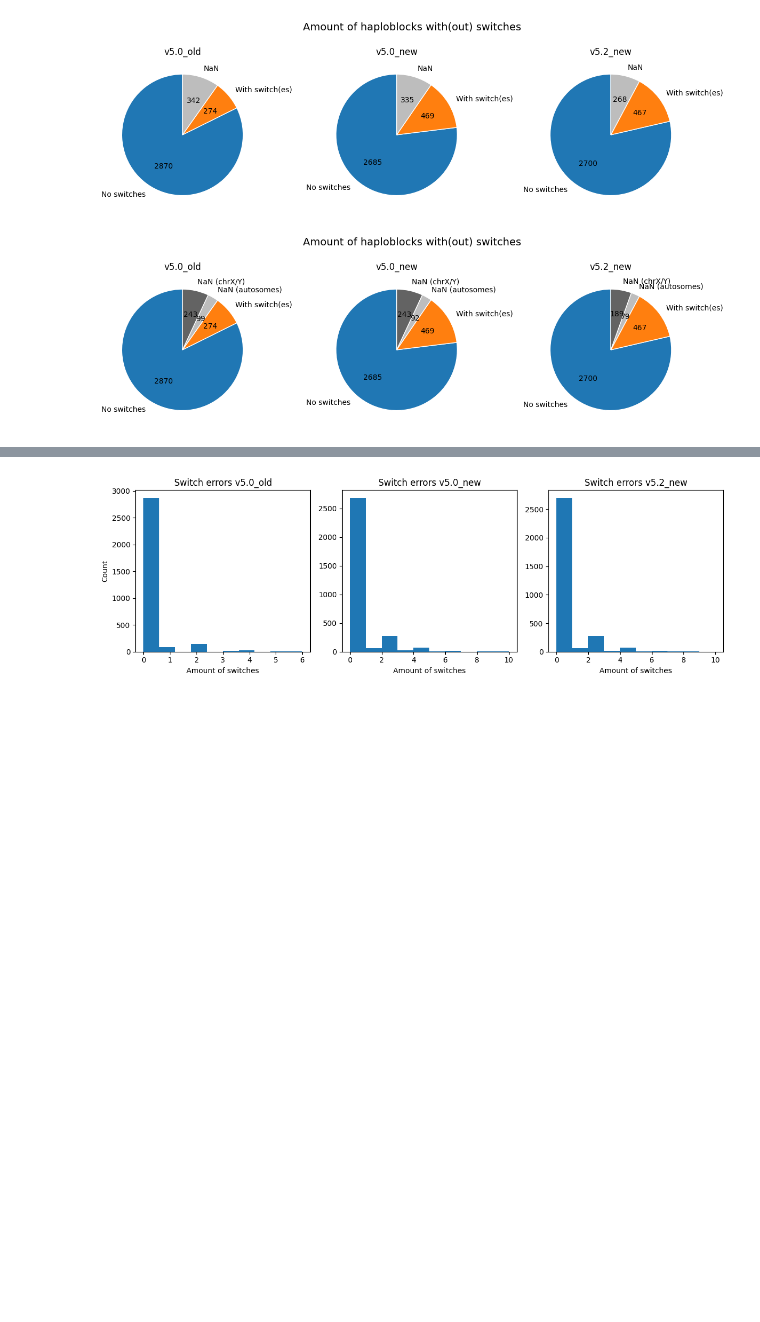
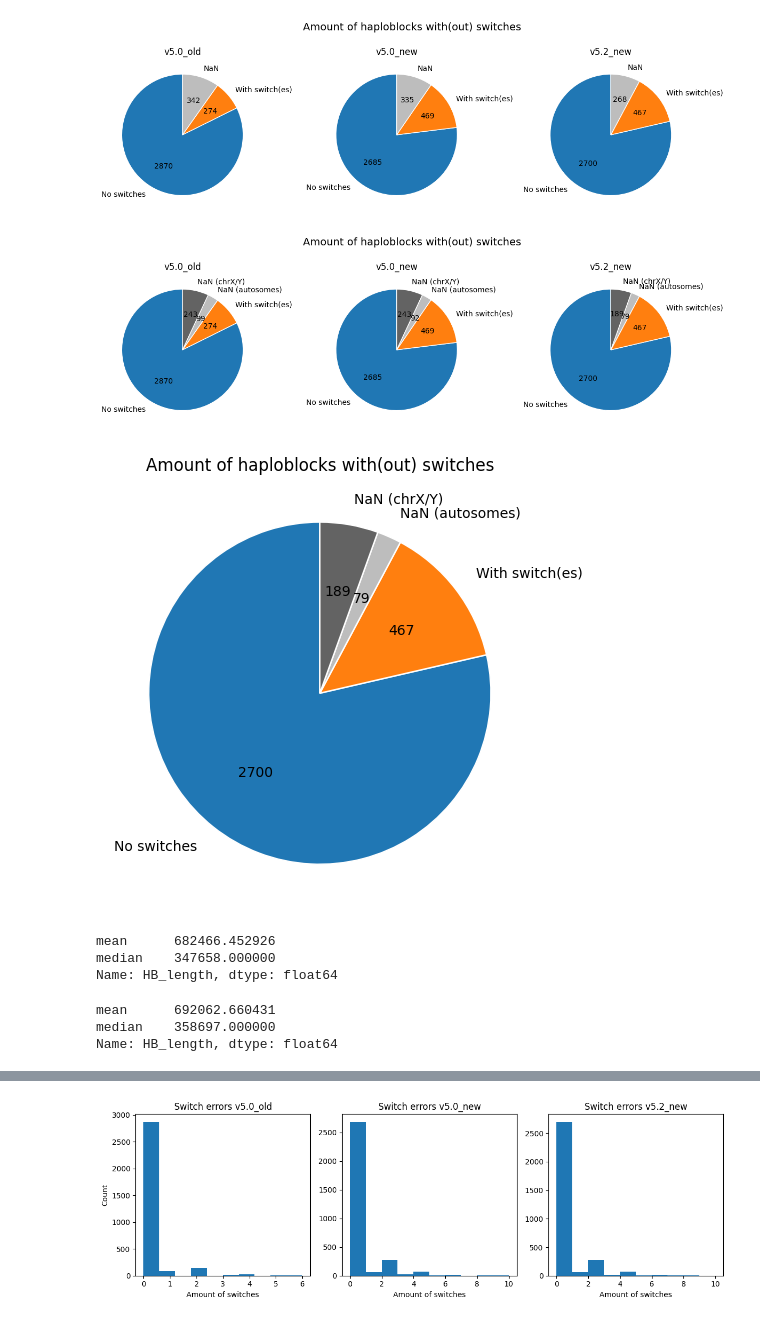
Before and after one commit to Gwenvdsluis/Non-targeted_NIPD_for_monogenic_disease_using_long-read_seq, a Jupyter notebook: VISUALISE_OMIM.ipynb, the cells around one changed output, grey strips where cells are left out. Saved outputs shown, nothing was run; the diff lists cells and outputs as text; code cells hidden in the pictures; blank space fills up the shorter version.

Commit message:
until making sub haploblock with HB compare and haplotagging

```diff
--- a/VISUALISE_OMIM.ipynb
+++ b/VISUALISE_OMIM.ipynb
@@ -239,7 +253,85 @@ plt.tight_layout()
 plt.show()
 # %% [output]
 [figure]
+# %%
+def autopct_counts(values):
+    def inner_autopct(pct):
+        total = sum(values)
+        count = int(round(pct * total / 100.0))
+        return f"{count}"
+    return inner_autopct
+
+
+def piecharts(ti, dataf):
+    COLOR_MAP = {
+        "No switches": "#2077b4",
+        "With switch(es)": "#ff7f0f",
+        "NaN (autosomes)": "#bdbdbd",
+        "NaN (chrX/Y)": "#636363"
+    }
+
+    CATEGORY_ORDER = [
+        "No switches",
+        "With switch(es)",
+        "NaN (autosomes)",
+        "NaN (chrX/Y)"
+    ]
+
+    pieplot = pd.DataFrame(index=dataf.index)
+
+    is_nan = dataf["all_switches"].isna()
+    is_xy = dataf["chromosome"].str.contains("chr[XY]$", na=False)
+
+    pieplot["switch_status"] = np.select(
+        [
+            is_nan & is_xy,
+            is_nan & ~is_xy,
+            dataf["all_switches"] > 0
+        ],
+        [
+            "NaN (chrX/Y)",
+            "NaN (autosomes)",
+            "With switch(es)"
+        ],
+        default="No switches"
+    )
+
+    counts = pieplot["switch_status"].value_counts().reindex(CATEGORY_ORDER, fill_value=0)
+
+    plt.pie(
+        counts.values,
+        labels=counts.index,
+        colors=[COLOR_MAP[label] for label in counts.index],
+        autopct=autopct_counts(counts.values),
+        startangle=90,
+        labeldistance=1.15,
+        pctdistance=0.6,
+        wedgeprops={'linewidth': 1, 'edgecolor': 'white'}
+    )
+
+    plt.title(ti)
+
+
+df3 = v5_2_new
+
+piecharts("Amount of haploblocks with(out) switches", df3)
+plt.tight_layout()
+plt.show()
+# %% [output]
+[figure, added]
 # %%
 v5_0_old = v5_0_old[v5_0_old["all_switches"].notna()]
 v5_0_new = v5_0_new[v5_0_new["all_switches"].notna()]
 v5_2_new = v5_2_new[v5_2_new["all_switches"].notna()]
+# %%
+v5_0_old["HB_length"].agg(["mean", "median"])
+# %% [output]
+mean      682466.452926
+median    347658.000000
+Name: HB_length, dtype: float64
+# %%
+v5_0_new["HB_length"].agg(["mean", "median"])
+# %% [output]
+mean      692062.660431
+median    358697.000000
+Name: HB_length, dtype: float64
```
Also changed, not shown: parts of 8 cells of this notebook, 11 other files.
